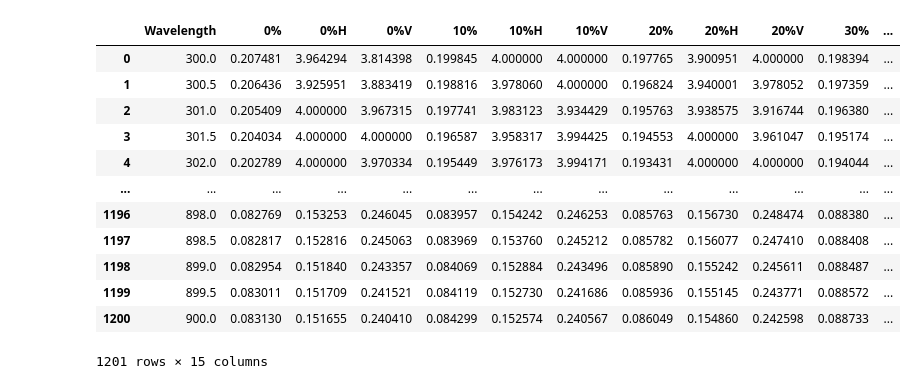
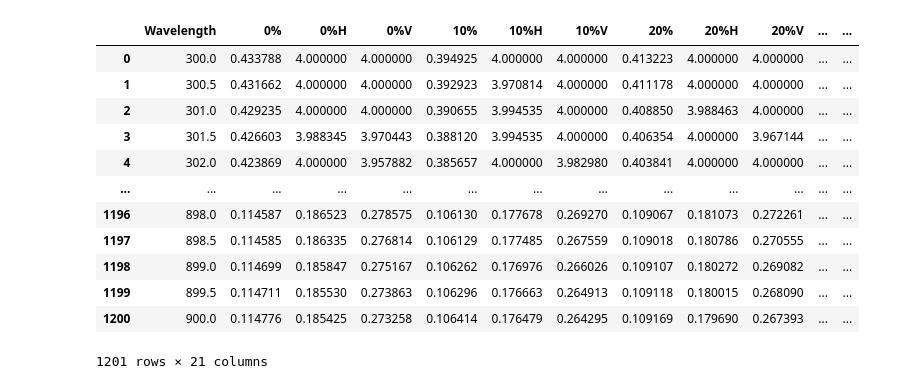
Before and after one commit to trilusa/UV-vis, a Jupyter notebook: polarized_uv-vis_plotting.ipynb, the cells around one changed output. Cells and saved outputs as stored; diff of their text form; code cells hidden in the pictures.

```diff
--- a/polarized_uv-vis_plotting.ipynb
+++ b/polarized_uv-vis_plotting.ipynb
@@ -48,35 +64,35 @@ def plot_polarized_UVvis(df,bw=None, ylim=(0,1.05),title=""):
 # %%
-# Sample-specific metadata
-date = "2024-09-08"
 
-# Load the CSV file into a pandas DataFrame
-file_path = 'Carlos_P3HT_9-8-24/Batch 5 Samples - Sample 5 Raw Data.csv'; s_num = 5
-# file_path = 'Carlos_P3HT_9-8-24/Batch 5 Samples - Sample 6 Raw Data.csv'; s_num = 6
+# Load the CSV file into a pandas DataFrame, with metadata
+material_str='P3HT'
+# file_path = 'Carlos_P3HT_9-8-24/Batch 5 Samples - Sample 5 Raw Data.csv'; s_num = 5; date_str = "2024-09-08"; method_str="spincoated"
+file_path = 'Carlos_P3HT_9-8-24/Batch 5 Samples - Sample 6 Raw Data.csv'; s_num = 6; date_str = "2024-09-08"; method_str="spincoated"
+
 raw_df = pd.read_csv(file_path)
 
-#load basel data for polaizer
+#load baseline data for polaizer
 h_file = "baselines/Polarized Batch 4 0% Samples  - Baseline Horizontal.csv"
 v_file = "baselines/Polarized Batch 4 0% Samples  - Baseline Vertical.csv"
 
 df_h = pd.read_csv(h_file)
 df_v = pd.read_csv(v_file)
 
 #add baseleine to df
 raw_df['V_baseline'] = df_v['Average']
 raw_df['H_baseline'] = df_h['Average']
 
 raw_df
 # %% [output]
-|  | Wavelength | 0% | 0%H | 0%V | 10% | 10%H | 10%V | 20% | 20%H | 20%V | 30% | ... |
-| 0 | 300.0 | 0.207481 | 3.964294 | 3.814398 | 0.199845 | 4.000000 | 4.000000 | 0.197765 | 3.900951 | 4.000000 | 0.198394 | ... |
-| 1 | 300.5 | 0.206436 | 3.925951 | 3.883419 | 0.198816 | 3.978060 | 4.000000 | 0.196824 | 3.940001 | 3.978052 | 0.197359 | ... |
-| 2 | 301.0 | 0.205409 | 4.000000 | 3.967315 | 0.197741 | 3.983123 | 3.934429 | 0.195763 | 3.938575 | 3.916744 | 0.196380 | ... |
-| 3 | 301.5 | 0.204034 | 4.000000 | 4.000000 | 0.196587 | 3.958317 | 3.994425 | 0.194553 | 4.000000 | 3.961047 | 0.195174 | ... |
-| 4 | 302.0 | 0.202789 | 4.000000 | 3.970334 | 0.195449 | 3.976173 | 3.994171 | 0.193431 | 4.000000 | 4.000000 | 0.194044 | ... |
+|  | Wavelength | 0% | 0%H | 0%V | 10% | 10%H | 10%V | 20% | 20%H | 20%V | ... | ... |
+| 0 | 300.0 | 0.433788 | 4.000000 | 4.000000 | 0.394925 | 4.000000 | 4.000000 | 0.413223 | 4.000000 | 4.000000 | ... | ... |
+| 1 | 300.5 | 0.431662 | 4.000000 | 4.000000 | 0.392923 | 3.970814 | 4.000000 | 0.411178 | 4.000000 | 4.000000 | ... | ... |
+| 2 | 301.0 | 0.429235 | 4.000000 | 4.000000 | 0.390655 | 3.994535 | 4.000000 | 0.408850 | 3.988463 | 4.000000 | ... | ... |
+| 3 | 301.5 | 0.426603 | 3.988345 | 3.970443 | 0.388120 | 3.994535 | 4.000000 | 0.406354 | 4.000000 | 3.967144 | ... | ... |
+| 4 | 302.0 | 0.423869 | 4.000000 | 3.957882 | 0.385657 | 4.000000 | 3.982980 | 0.403841 | 4.000000 | 4.000000 | ... | ... |
 | ... | ... | ... | ... | ... | ... | ... | ... | ... | ... | ... | ... | ... |
-| 1196 | 898.0 | 0.082769 | 0.153253 | 0.246045 | 0.083957 | 0.154242 | 0.246253 | 0.085763 | 0.156730 | 0.248474 | 0.088380 | ... |
-| 1197 | 898.5 | 0.082817 | 0.152816 | 0.245063 | 0.083969 | 0.153760 | 0.245212 | 0.085782 | 0.156077 | 0.247410 | 0.088408 | ... |
-| 1198 | 899.0 | 0.082954 | 0.151840 | 0.243357 | 0.084069 | 0.152884 | 0.243496 | 0.085890 | 0.155242 | 0.245611 | 0.088487 | ... |
-| 1199 | 899.5 | 0.083011 | 0.151709 | 0.241521 | 0.084119 | 0.152730 | 0.241686 | 0.085936 | 0.155145 | 0.243771 | 0.088572 | ... |
-| 1200 | 900.0 | 0.083130 | 0.151655 | 0.240410 | 0.084299 | 0.152574 | 0.240567 | 0.086049 | 0.154860 | 0.242598 | 0.088733 | ... |
+| 1196 | 898.0 | 0.114587 | 0.186523 | 0.278575 | 0.106130 | 0.177678 | 0.269270 | 0.109067 | 0.181073 | 0.272261 | ... | ... |
+| 1197 | 898.5 | 0.114585 | 0.186335 | 0.276814 | 0.106129 | 0.177485 | 0.267559 | 0.109018 | 0.180786 | 0.270555 | ... | ... |
+| 1198 | 899.0 | 0.114699 | 0.185847 | 0.275167 | 0.106262 | 0.176976 | 0.266026 | 0.109107 | 0.180272 | 0.269082 | ... | ... |
+| 1199 | 899.5 | 0.114711 | 0.185530 | 0.273863 | 0.106296 | 0.176663 | 0.264913 | 0.109118 | 0.180015 | 0.268090 | ... | ... |
+| 1200 | 900.0 | 0.114776 | 0.185425 | 0.273258 | 0.106414 | 0.176479 | 0.264295 | 0.109169 | 0.179690 | 0.267393 | ... | ... |
-1201 rows × 15 columns
+1201 rows × 21 columns
```
Also changed, not shown: parts of 11 cells of this notebook, 4 other files.
